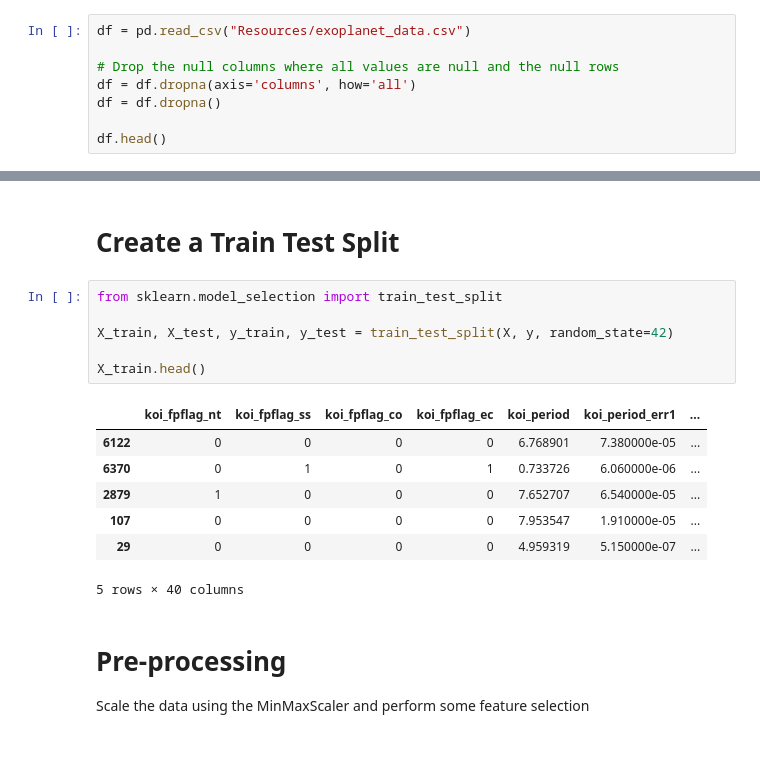
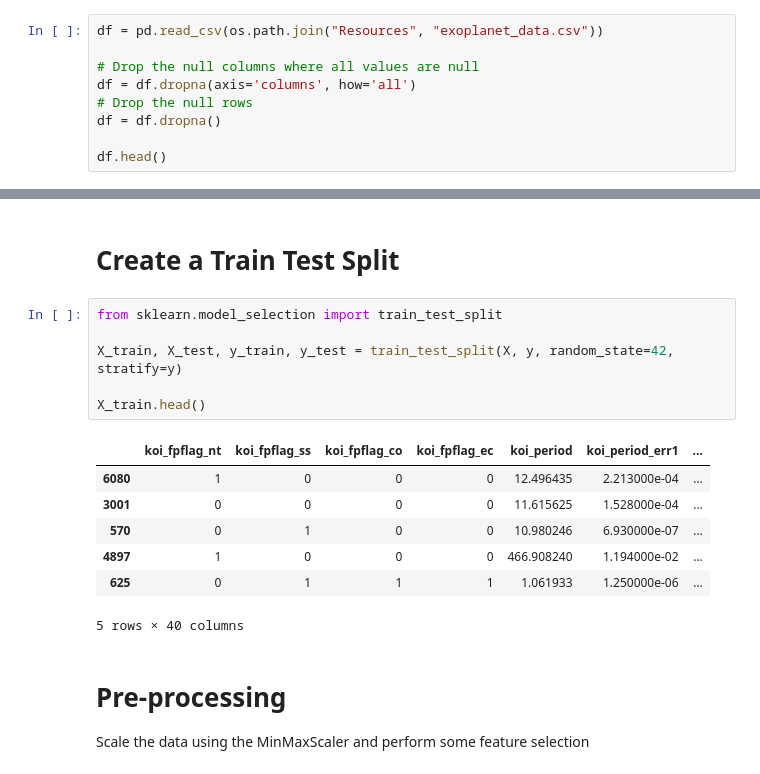
Before and after one commit to nickmangarella/exoplanet-machine-learning-modeling, a Jupyter notebook: model_1.ipynb, the cells around one changed output, grey strips where cells are left out. Saved outputs shown, nothing was run; the diff lists cells and outputs as text.

```diff
--- a/model_1.ipynb
+++ b/model_1.ipynb
@@ -4,10 +5,11 @@ import pandas as pd
 # %% [markdown]
 # Read the CSV and Perform Basic Data Cleaning
 # %%
-df = pd.read_csv("Resources/exoplanet_data.csv")
+df = pd.read_csv(os.path.join("Resources", "exoplanet_data.csv"))
 
-# Drop the null columns where all values are null and the null rows
+# Drop the null columns where all values are null
 df = df.dropna(axis='columns', how='all')
+# Drop the null rows
 df = df.dropna()
 
 df.head()
@@ -34,16 +36,16 @@ print(X.shape, y.shape)
 # %%
 from sklearn.model_selection import train_test_split
 
-X_train, X_test, y_train, y_test = train_test_split(X, y, random_state=42)
+X_train, X_test, y_train, y_test = train_test_split(X, y, random_state=42, stratify=y)
 
 X_train.head()
 # %% [output]
 |  | koi_fpflag_nt | koi_fpflag_ss | koi_fpflag_co | koi_fpflag_ec | koi_period | koi_period_err1 | ... |
-| 6122 | 0 | 0 | 0 | 0 | 6.768901 | 7.380000e-05 | ... |
-| 6370 | 0 | 1 | 0 | 1 | 0.733726 | 6.060000e-06 | ... |
-| 2879 | 1 | 0 | 0 | 0 | 7.652707 | 6.540000e-05 | ... |
-| 107 | 0 | 0 | 0 | 0 | 7.953547 | 1.910000e-05 | ... |
-| 29 | 0 | 0 | 0 | 0 | 4.959319 | 5.150000e-07 | ... |
+| 6080 | 1 | 0 | 0 | 0 | 12.496435 | 2.213000e-04 | ... |
+| 3001 | 0 | 0 | 0 | 0 | 11.615625 | 1.528000e-04 | ... |
+| 570 | 0 | 1 | 0 | 0 | 10.980246 | 6.930000e-07 | ... |
+| 4897 | 1 | 0 | 0 | 0 | 466.908240 | 1.194000e-02 | ... |
+| 625 | 0 | 1 | 1 | 1 | 1.061933 | 1.250000e-06 | ... |
 5 rows × 40 columns
 # %% [markdown]
 # Pre-processing
```
Also changed, not shown: parts of 10 cells of this notebook, 1 other file.
